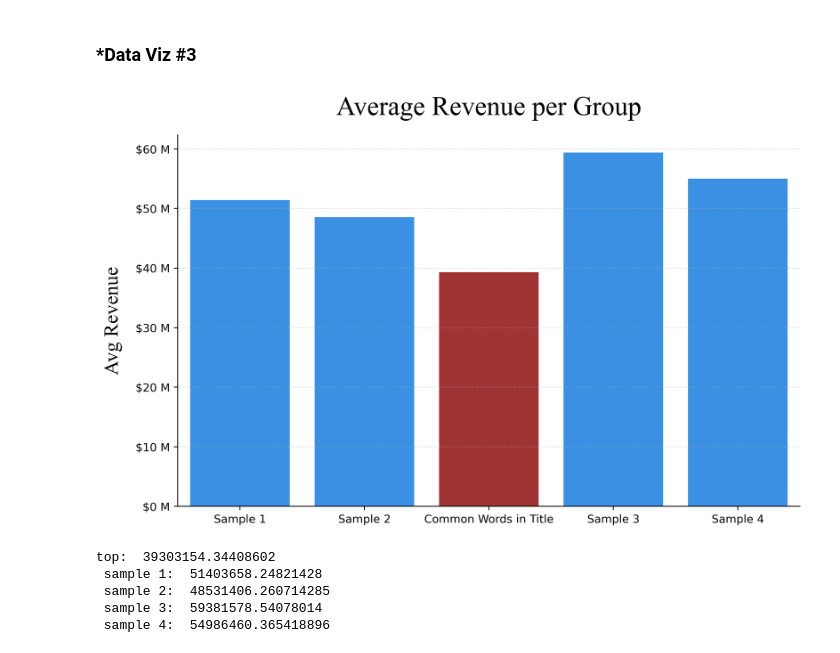
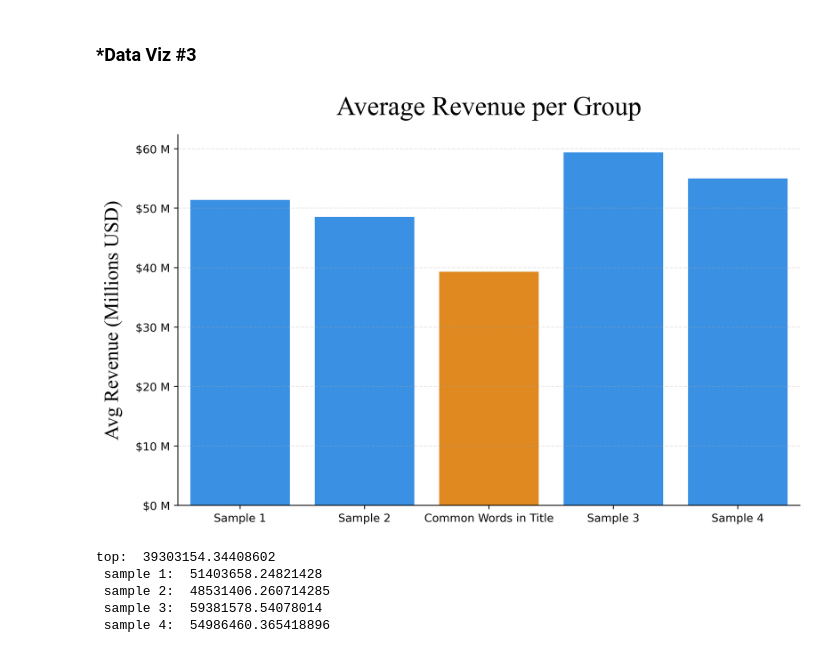
Before and after one commit to CRPeace/Movie_Data_API_Stats_Analysis, a Jupyter notebook: C.Peace_Movie_Analysis_Part_4-Hypothesis-Testing.ipynb, the cells around one changed output. Cells and saved outputs as stored; diff of their text form; code cells hidden in the pictures.

```diff
--- a/C.Peace_Movie_Analysis_Part_4-Hypothesis-Testing.ipynb
+++ b/C.Peace_Movie_Analysis_Part_4-Hypothesis-Testing.ipynb
@@ -1083,27 +1083,27 @@ We have a p-value just below our alpha of 0.05 (p-value = 0.032), so we can reje
 # %%
 # plotting the data
 fig, ax = plt.subplots(figsize=(10,6), dpi=400)
 sns.barplot(x=['Sample 1', 'Sample 2',
                'Common Words in Title', 'Sample 3', 'Sample 4'],
             y=[sample_1['revenue'].mean(),
                sample_2['revenue'].mean(),
                top_sample['revenue'].mean(),
                sample_3['revenue'].mean(),
                sample_4['revenue'].mean()],
             ax=ax,
-            palette=['dodgerblue', 'dodgerblue', 'firebrick', 'dodgerblue', 'dodgerblue']
+            palette=['dodgerblue', 'dodgerblue', 'darkorange', 'dodgerblue', 'dodgerblue']
 
            )
 
 ax.set_title('Average Revenue per Group', fontsize=24, pad=18,
             fontfamily='Times New Roman')
-ax.set_ylabel('Avg Revenue', fontsize=18, labelpad=12,
+ax.set_ylabel('Avg Revenue (Millions USD)', fontsize=18, labelpad=12,
             fontfamily='Times New Roman')
 ax.yaxis.set_major_formatter(price_fmt_100k)
 ax.grid(axis='y', alpha=.3, ls='--')
 ax.spines[['top', 'right']].set_visible(False);
 # %% [output]
-[figure, old version]
+[figure, new version]
 # %%
 print('top: ', top_sample['revenue'].mean(), '\n',
       'sample 1: ', sample_1['revenue'].mean(), '\n',
```
Also changed, not shown: parts of 4 cells of this notebook.
